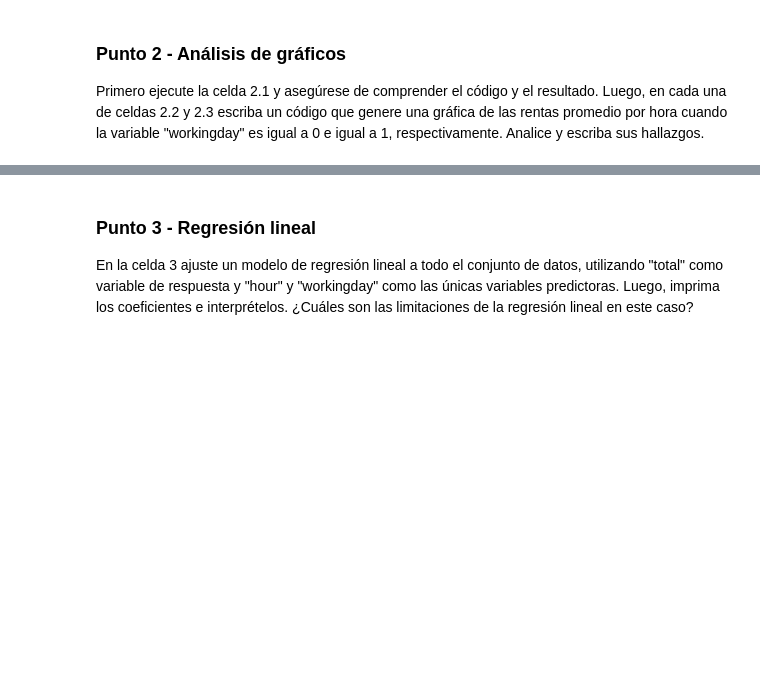
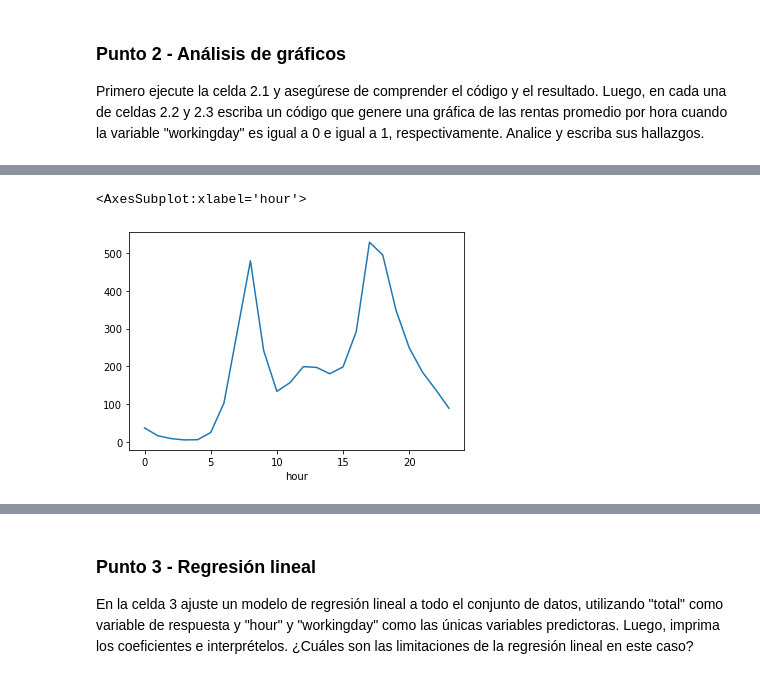
Before and after one commit to wdazad/MIAD_ML_and_NLP, a Jupyter notebook: Semana 1/S1TC1_arboles_ensamblajes.ipynb, the cells around one changed output, grey strips where cells are left out. Saved outputs shown, nothing was run; the diff lists cells and outputs as text; code cells hidden in the pictures; blank space fills up the shorter version.

```diff
--- a/Semana 1/S1TC1_arboles_ensamblajes.ipynb
+++ b/Semana 1/S1TC1_arboles_ensamblajes.ipynb
@@ -83,2 +118,6 @@ bikes.groupby('hour').total.mean().plot()
 # %%
 # Celda 2.3 - "workingday"=1 escriba su código y hallazgos
+bikes[bikes.workingday == 1].groupby('hour').total.mean().plot()
+# %% [output]
+<AxesSubplot:xlabel='hour'>
+[figure, added]
```
Also changed, not shown: parts of 29 cells of this notebook.
